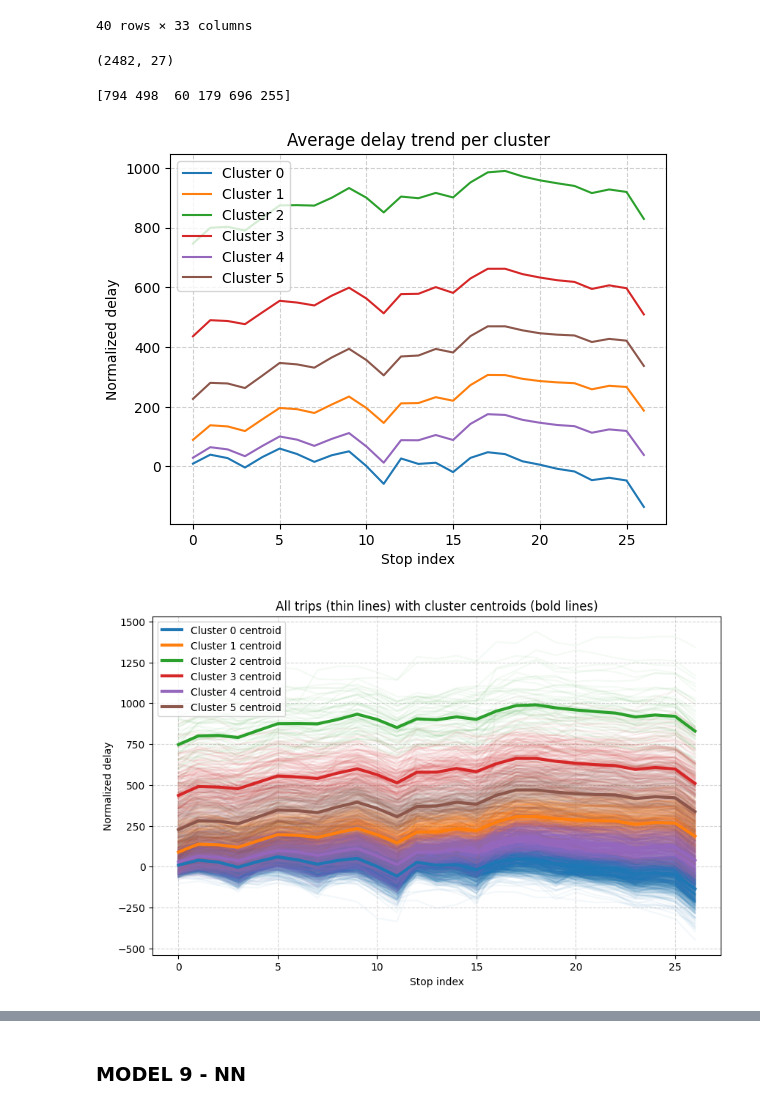
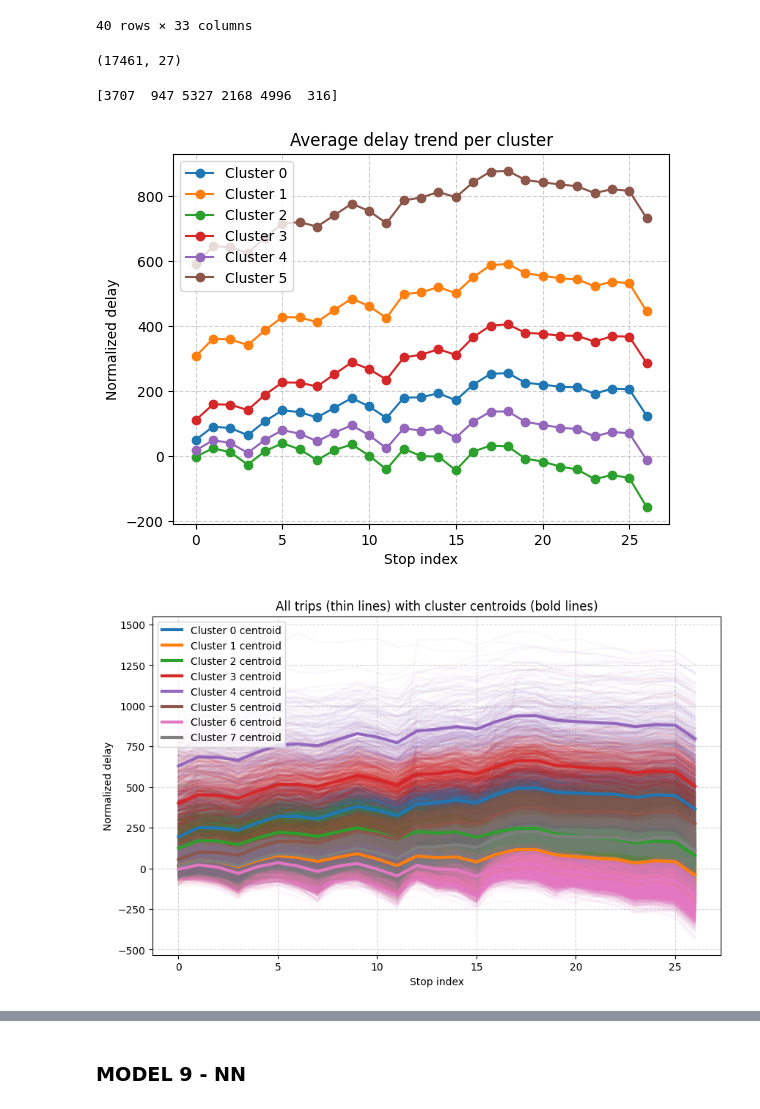
Before and after one commit to Gioalf/AH2179, a Jupyter notebook: project/AIprojectGioAlf.ipynb, the cells around one changed output, grey strips where cells are left out. Cells and saved outputs as stored; diff of their text form; code cells hidden in the pictures.

```diff
--- a/project/AIprojectGioAlf.ipynb
+++ b/project/AIprojectGioAlf.ipynb
@@ -1692,11 +1461,11 @@ dfB_model8_test=dfB_model8[dfB_model8['Calendar_date']>=20220600].copy()
 # Define number of stops
 n_stops = 27
 # Find number of total trips
-n_rows = len(dfB_model8_test)
+n_rows = len(dfB_model8_train)
 n_trips = int(n_rows / n_stops)
 
 # Extracting the delays
-arrival_delays = dfB_model8_test['arrival_delay'].values
+arrival_delays = dfB_model8_train['arrival_delay'].values
 
 # --- Option 1: each row = one trip, each column = one stop ---
 vectorized_delays = arrival_delays.reshape(n_trips, n_stops)
@@ -1706,7 +1475,7 @@ vectorized_delays = arrival_delays.reshape(n_trips, n_stops)
 
 print(vectorized_delays.shape)
 # %% [output]
-(2482, 27)
+(17461, 27)
 # %%
 # normalize each trip (row-wise)
 scaler = StandardScaler()
@@ -1720,7 +1489,7 @@ labels = kmeans.fit_predict(vectorized_delays)
 
 print(np.bincount(labels))
 # %% [output]
-[794 498  60 179 696 255]
+[3707  947 5327 2168 4996  316]
 # %%
 import matplotlib.pyplot as plt
 import numpy as np
@@ -1728,7 +1497,7 @@ import numpy as np
 n_clusters = len(np.unique(labels))
 for c in range(n_clusters):
     cluster_mean = np.nanmean(vectorized_delays[labels == c], axis=0)
-    plt.plot(cluster_mean, label=f'Cluster {c}')
+    plt.plot(cluster_mean, label=f'Cluster {c}', marker='o')
 plt.xlabel('Stop index')
 plt.ylabel('Normalized delay')
 plt.title('Average delay trend per cluster')
@@ -1736,7 +1505,7 @@ plt.legend()
 plt.grid(True, linestyle='--', alpha=0.6)
 plt.show()
 # %% [output]
-[figure, old version]
+[figure, new version]
 # %%
 import numpy as np
 import matplotlib.pyplot as plt
@@ -1749,32 +1518,32 @@ from sklearn.preprocessing import StandardScaler
 # Normalize each trip so shapes are comparable
 vectorized_delays_norm = (vectorized_delays - vectorized_delays.mean(axis=1, keepdims=True)) / (
     vectorized_delays.std(axis=1, keepdims=True) + 1e-8
 )
 
 
 # --- KMeans clustering ---
-n_clusters = 6  # adjust as needed
+n_clusters = 8  # adjust as needed
 kmeans = KMeans(n_clusters=n_clusters, random_state=42, n_init=10)
 labels = kmeans.fit_predict(vectorized_delays)
 
 # --- Plot all trips with cluster centroids ---
 plt.figure(figsize=(10, 6))
 
 # Plot all trips, colored by cluster
 for c in range(n_clusters):
     cluster_data = vectorized_delays[labels == c]
     plt.plot(cluster_data.T, color=f"C{c}", alpha=0.05)  # faint lines for individual trips
 
 # Overlay the cluster centroids (mean trend)
 for c in range(n_clusters):
     centroid = kmeans.cluster_centers_[c]
     plt.plot(centroid, color=f"C{c}", linewidth=3, label=f'Cluster {c} centroid')
 
 plt.xlabel("Stop index")
 plt.ylabel("Normalized delay")
 plt.title("All trips (thin lines) with cluster centroids (bold lines)")
 plt.legend()
 plt.grid(True, linestyle='--', alpha=0.5)
 plt.show()
 # %% [output]
-[figure, old version]
+[figure, new version]
```
Also changed, not shown: parts of 20 cells of this notebook.
